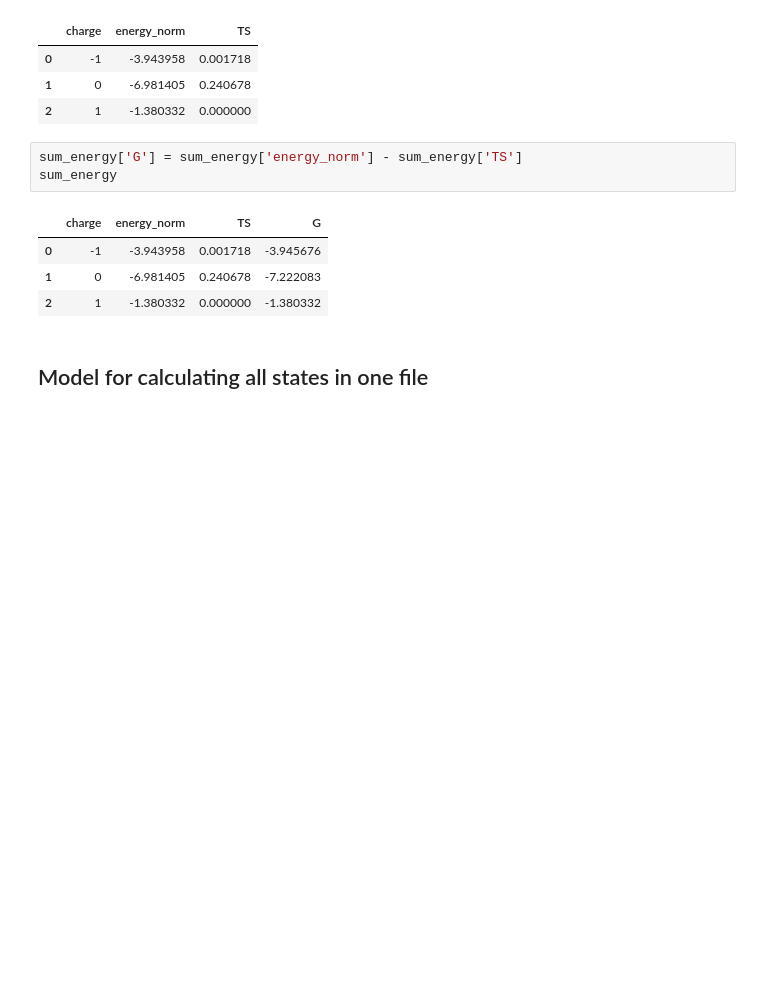
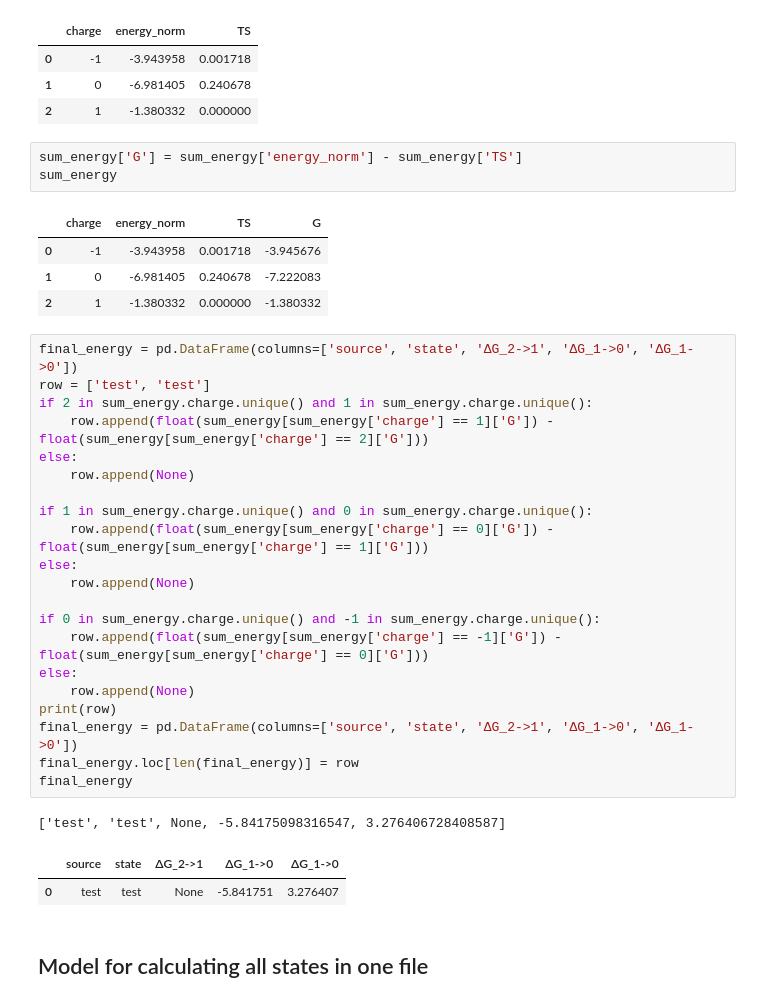
Before and after one commit to yzhang9404/pka_calculation, a Jupyter notebook: Macro_pka_calculation.ipynb, the cells around one changed output. Drawn from its saved outputs; the diff is of its cells as text; blank space fills up the shorter version.

```diff
--- a/Macro_pka_calculation.ipynb
+++ b/Macro_pka_calculation.ipynb
@@ -177,6 +177,31 @@ sum_energy
 | 0 | -1 | -3.943958 | 0.001718 | -3.945676 |
 | 1 | 0 | -6.981405 | 0.240678 | -7.222083 |
 | 2 | 1 | -1.380332 | 0.000000 | -1.380332 |
+# %%
+final_energy = pd.DataFrame(columns=['source', 'state', 'ΔG_2->1', 'ΔG_1->0', 'ΔG_1->0'])
+row = ['test', 'test']
+if 2 in sum_energy.charge.unique() and 1 in sum_energy.charge.unique():
+    row.append(float(sum_energy[sum_energy['charge'] == 1]['G']) - float(sum_energy[sum_energy['charge'] == 2]['G']))
+else:
+    row.append(None)
+
+if 1 in sum_energy.charge.unique() and 0 in sum_energy.charge.unique():
+    row.append(float(sum_energy[sum_energy['charge'] == 0]['G']) - float(sum_energy[sum_energy['charge'] == 1]['G']))
+else:
+    row.append(None)
+
+if 0 in sum_energy.charge.unique() and -1 in sum_energy.charge.unique():
+    row.append(float(sum_energy[sum_energy['charge'] == -1]['G']) - float(sum_energy[sum_energy['charge'] == 0]['G']))
+else:
+    row.append(None)
+print(row)
+final_energy = pd.DataFrame(columns=['source', 'state', 'ΔG_2->1', 'ΔG_1->0', 'ΔG_1->0'])
+final_energy.loc[len(final_energy)] = row
+final_energy
+# %% [output]
+['test', 'test', None, -5.84175098316547, 3.276406728408587]
+|  | source | state | ΔG_2->1 | ΔG_1->0 | ΔG_1->0 |
+| 0 | test | test | None | -5.841751 | 3.276407 |
 # %% [markdown]
 ## Model for calculating all states in one file
 # %%
```
Also changed, not shown: parts of 3 cells of this notebook, 1 other file.
